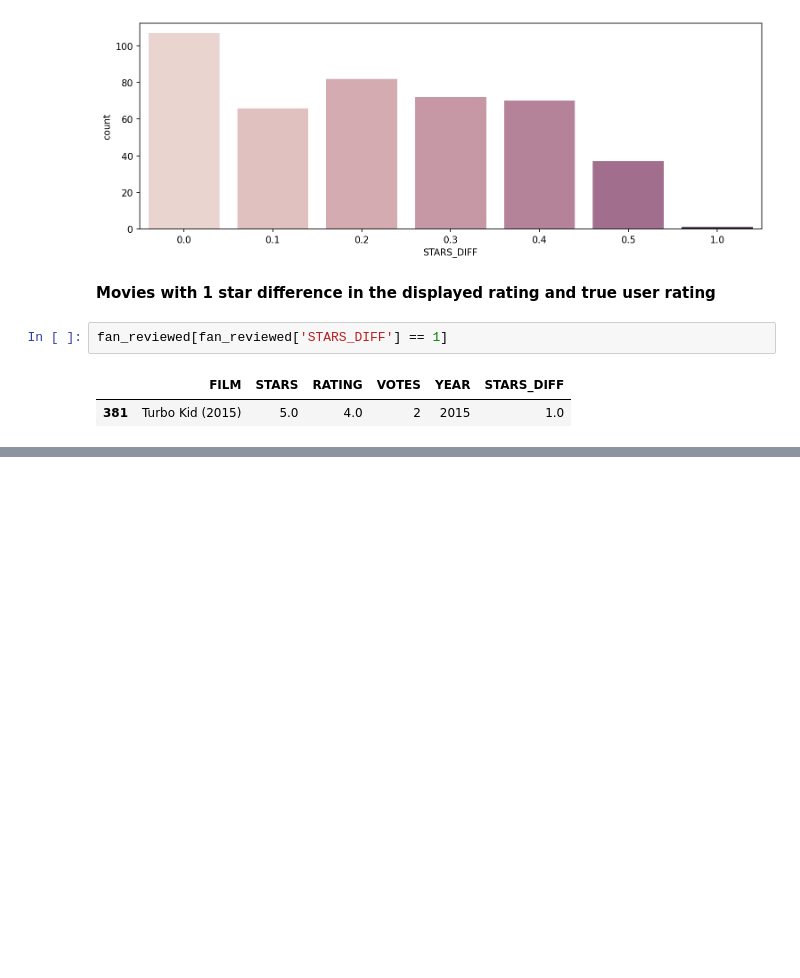
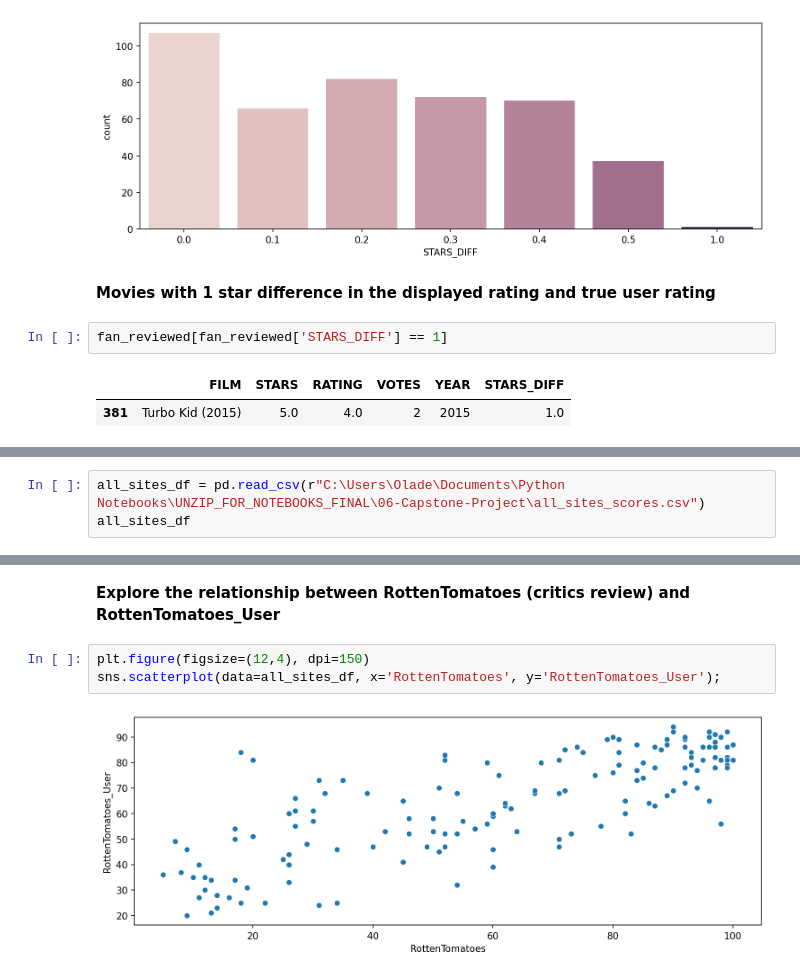
Before and after one commit to Oladele-A/python-for-data-science, a Jupyter notebook: T7_Capstone_Project.ipynb, the cells around one changed output, grey strips where cells are left out. Cells and saved outputs as stored; diff of their text form; blank space fills up the shorter version.

Commit message:
Compare rotten tomatoes ratings

```diff
--- a/T7_Capstone_Project.ipynb
+++ b/T7_Capstone_Project.ipynb
@@ -202,0 +220,3 @@ fan_reviewed[fan_reviewed['STARS_DIFF'] == 1]
+# %%
+all_sites_df = pd.read_csv(r"C:\Users\Olade\Documents\Python Notebooks\UNZIP_FOR_NOTEBOOKS_FINAL\06-Capstone-Project\all_sites_scores.csv")
+all_sites_df
@@ -202,0 +278,7 @@ fan_reviewed[fan_reviewed['STARS_DIFF'] == 1]
+# %% [markdown]
+**Explore the relationship between RottenTomatoes (critics review) and RottenTomatoes_User**
+# %%
+plt.figure(figsize=(12,4), dpi=150)
+sns.scatterplot(data=all_sites_df, x='RottenTomatoes', y='RottenTomatoes_User');
+# %% [output]
+[figure, added]
```
Also changed, not shown: parts of 18 cells of this notebook.
